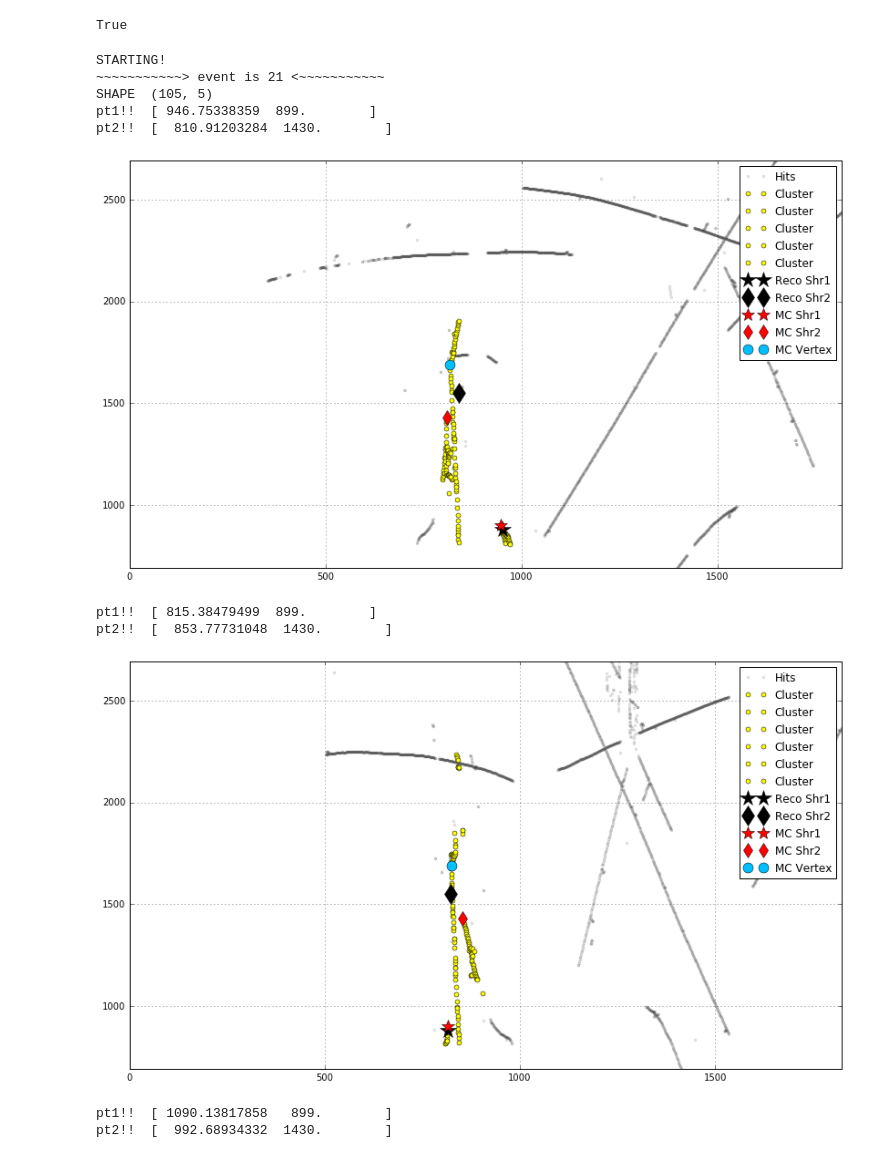
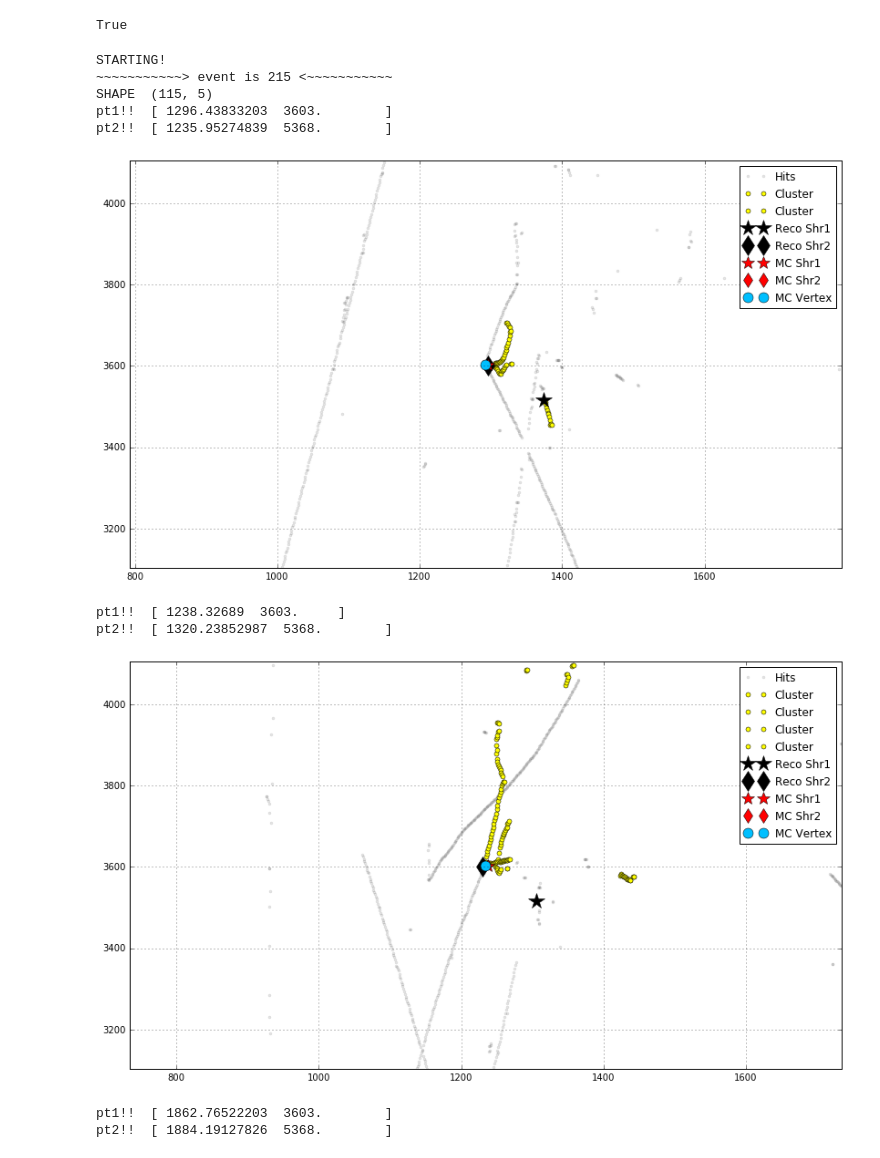
Before and after one commit to ahack379/ShowerTest, a Jupyter notebook: Signal_Quality/mac/debuger_v1.ipynb, the cells around one changed output. Drawn from its saved outputs; the diff is of its cells as text; code cells hidden in the pictures.

```diff
--- a/Signal_Quality/mac/debuger_v1.ipynb
+++ b/Signal_Quality/mac/debuger_v1.ipynb
@@ -32,7 +32,7 @@ df_tree = pd.DataFrame(tree)
 print "STARTING! "
 #for evt in xrange(1050):
 while True:
-    evt = 21
+    evt = 215
     print "~~~~~~~~~~~> event is %d <~~~~~~~~~~~"%evt
 
     sm.go_to(evt)
@@ -91,6 +91,7 @@ while True:
         phits = hits_df.query("Plane=={}".format(plane))
 
         ax.plot(phits.Wire,phits.PeakTime,'o',color='black',markersize=3,alpha=0.1,label='Hits')
+
 
         # plot each cluster and userinfo
         for ix,cluster in enumerate(cluster_to_hit_ass):
@@ -153,41 +154,42 @@ while True:
         shr[1]=df_query.mc_shr2_st_y.values[0]
         shr[2]=df_query.mc_shr2_st_z.values[0]
         px = geoH.Point_3Dto2D(shr.data(),plane)
 
         pt=np.array([px.w/geoH.WireToCm(),px.t//geoH.TimeToCm()+800.0])
         print "pt2!! ", pt
         ax.plot(pt[0],pt[1],'d',markersize=12,color='red',label='MC Shr2')
 
         #put vertex information on screen as a big star
         px = geoH.Point_3Dto2D(vtx.data(),plane)
         pt=np.array([px.w/geoH.WireToCm(),px.t//geoH.TimeToCm()+800.0])
 
         ax.plot(pt[0],pt[1],'o',markersize=11,color='deepskyblue',label='MC Vertex')
 
-        w = 1000
+
+        w = 500
         if (pt[0] - w < 0):
             ax.set_xlim(0,pt[0]+w)
         else:
             ax.set_xlim(pt[0]-w,pt[0]+w)
         if (pt[1] -w < 0):
             ax.set_ylim(0,pt[1]+w)
         else:
             ax.set_ylim(pt[1]-w,pt[1]+w)
 
         plt.legend()
 
         plt.grid()
         plt.show()
     break
 # %% [output]
 STARTING!
-~~~~~~~~~~~> event is 21 <~~~~~~~~~~~
-SHAPE  (105, 5)
-pt1!!  [ 946.75338359  899.        ]
-pt2!!  [  810.91203284  1430.        ]
+~~~~~~~~~~~> event is 215 <~~~~~~~~~~~
+SHAPE  (115, 5)
+pt1!!  [ 1296.43833203  3603.        ]
+pt2!!  [ 1235.95274839  5368.        ]
-[figure, old version]
+[figure, new version]
-pt1!!  [ 815.38479499  899.        ]
-pt2!!  [  853.77731048  1430.        ]
+pt1!!  [ 1238.32689  3603.     ]
+pt2!!  [ 1320.23852987  5368.        ]
-[figure, old version]
+[figure, new version]
-pt1!!  [ 1090.13817858   899.        ]
-pt2!!  [  992.68934332  1430.        ]
+pt1!!  [ 1862.76522203  3603.        ]
+pt2!!  [ 1884.19127826  5368.        ]
```
Also changed, not shown: parts of 1 cell of this notebook, 24 other files.
